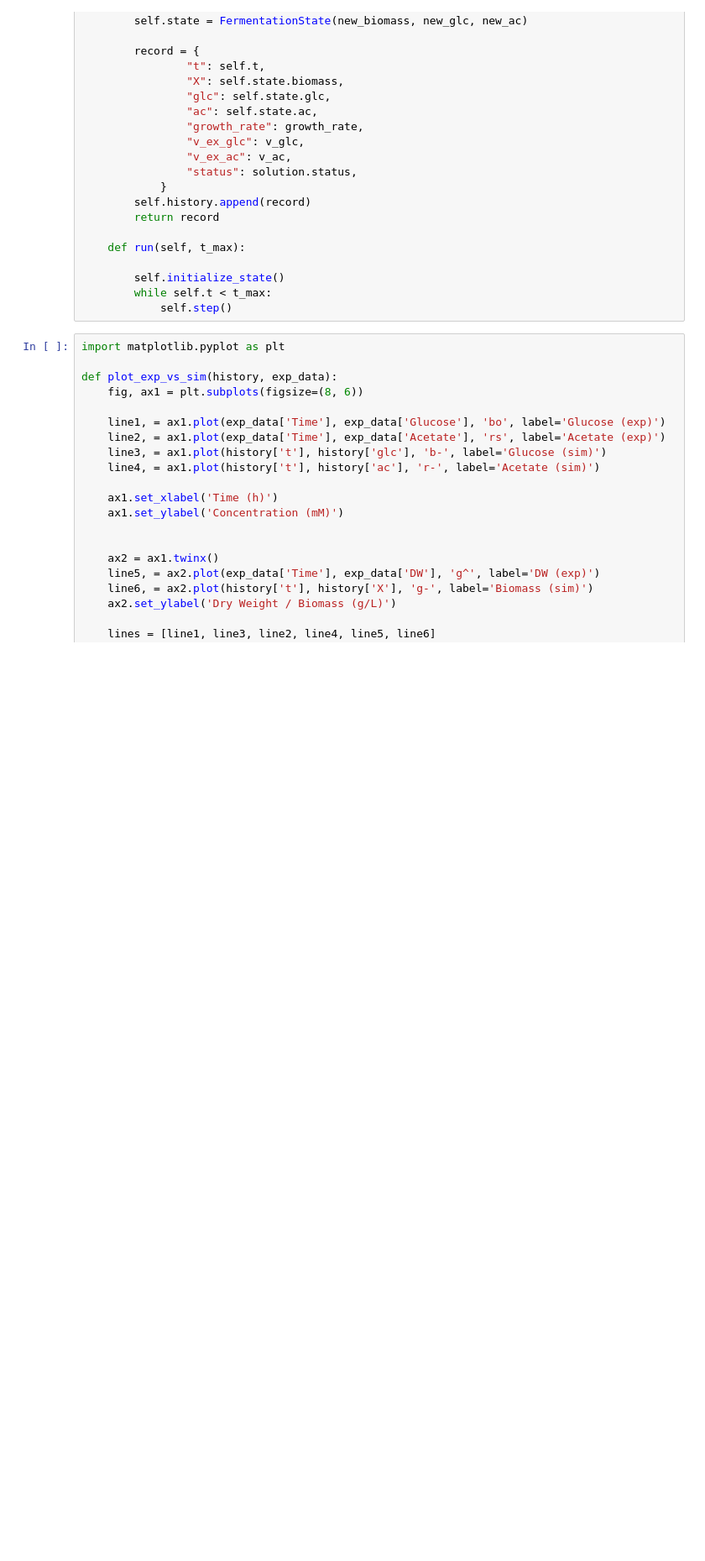
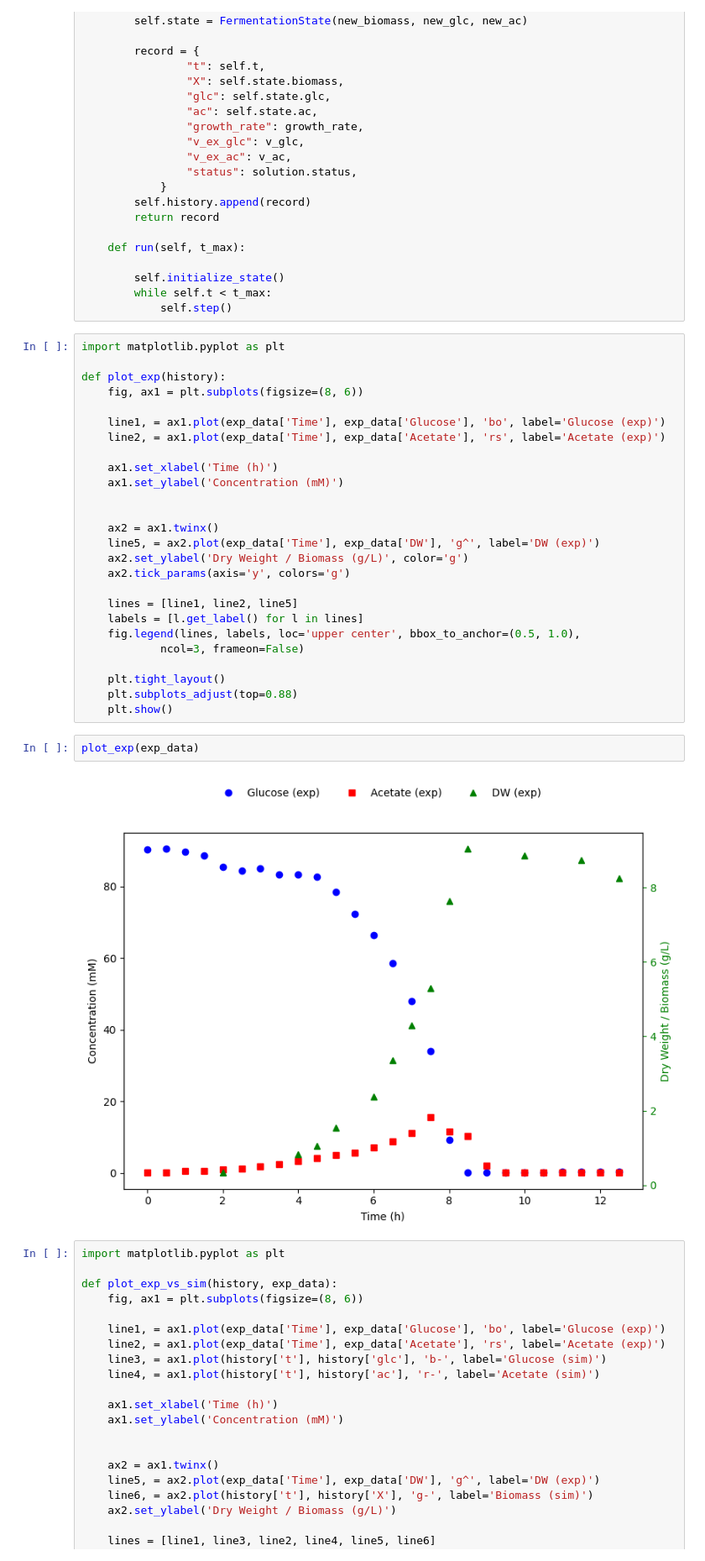
Before and after one commit to dylan33smith/dFBA, a Jupyter notebook: base_project.ipynb, the cells around one changed output. Shown: that part at 84% size. Drawn from its saved outputs; the diff is of its cells as text; blank space fills up the shorter version.

```diff
--- a/base_project.ipynb
+++ b/base_project.ipynb
@@ -535,6 +535,36 @@ class dFBA:
         self.initialize_state()
         while self.t < t_max:
             self.step()
+# %%
+import matplotlib.pyplot as plt
+
+def plot_exp(history):
+    fig, ax1 = plt.subplots(figsize=(8, 6))
+
+    line1, = ax1.plot(exp_data['Time'], exp_data['Glucose'], 'bo', label='Glucose (exp)')
+    line2, = ax1.plot(exp_data['Time'], exp_data['Acetate'], 'rs', label='Acetate (exp)')
+
+    ax1.set_xlabel('Time (h)')
+    ax1.set_ylabel('Concentration (mM)')
+
+
+    ax2 = ax1.twinx()
+    line5, = ax2.plot(exp_data['Time'], exp_data['DW'], 'g^', label='DW (exp)')
+    ax2.set_ylabel('Dry Weight / Biomass (g/L)', color='g')
+    ax2.tick_params(axis='y', colors='g')
+
+    lines = [line1, line2, line5]
+    labels = [l.get_label() for l in lines]
+    fig.legend(lines, labels, loc='upper center', bbox_to_anchor=(0.5, 1.0),
+            ncol=3, frameon=False)
+
+    plt.tight_layout()
+    plt.subplots_adjust(top=0.88)
+    plt.show()
+# %%
+plot_exp(exp_data)
+# %% [output]
+[figure, added]
 # %%
 import matplotlib.pyplot as plt
 
```
Also changed, not shown: parts of 5 cells of this notebook, 6 other files.
